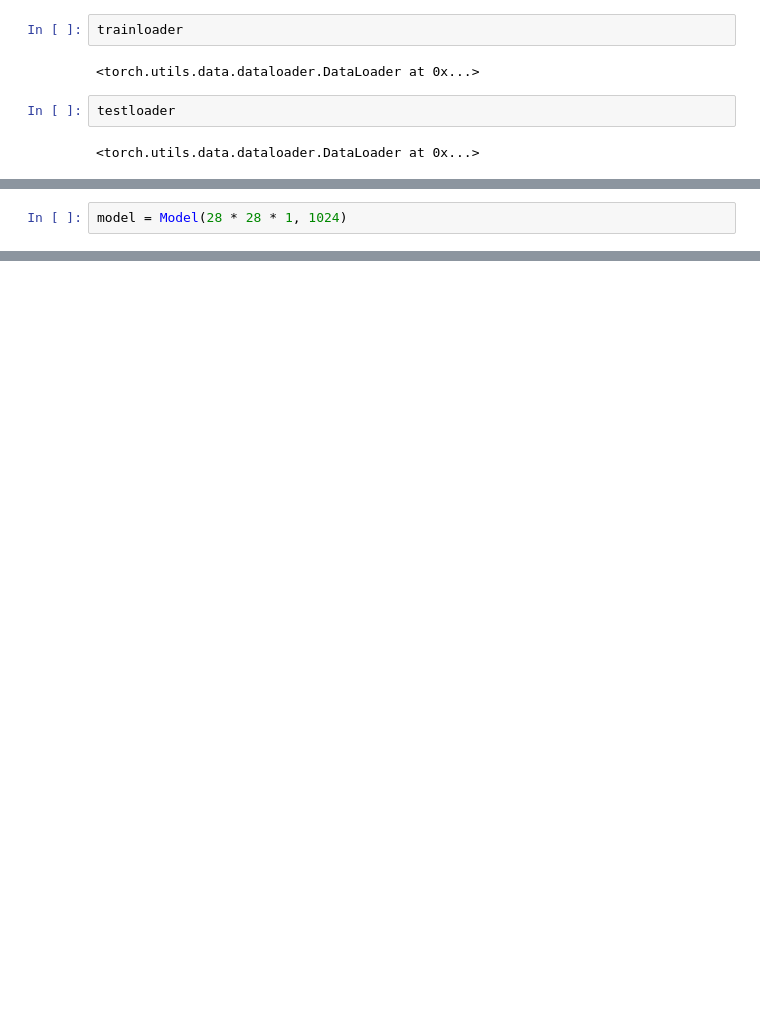
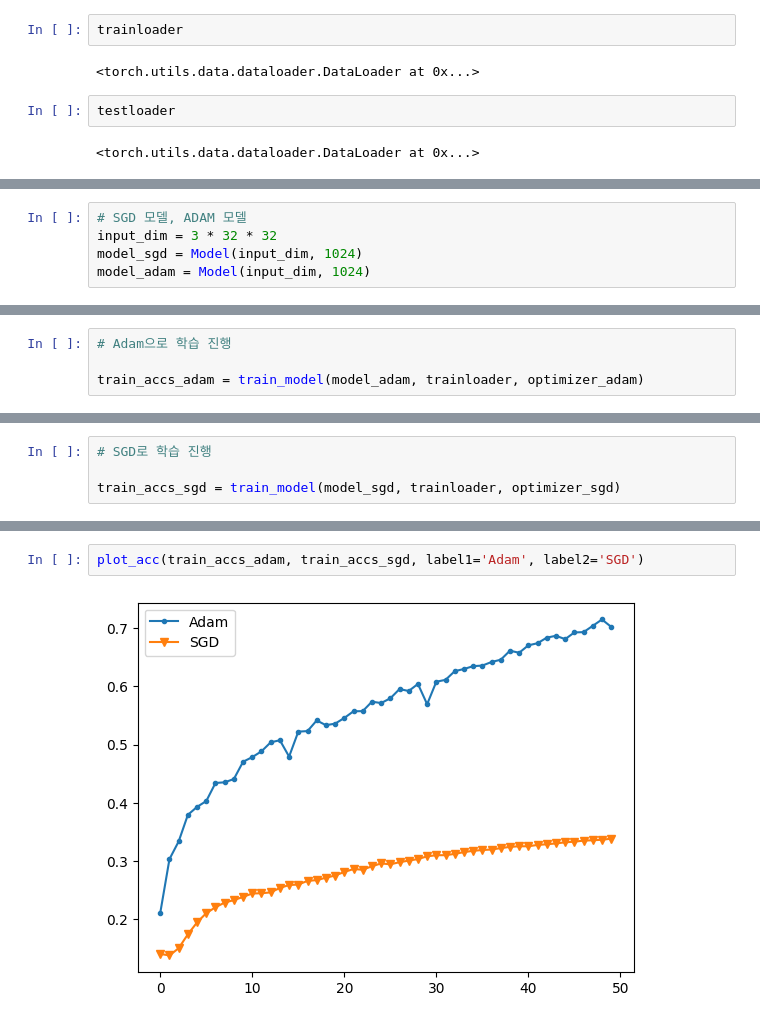
Before and after one commit to hongppa324/hhplus_ai_week1, a Jupyter notebook: week1_assignmentA.ipynb, the cells around one changed output, grey strips where cells are left out. Drawn from its saved outputs; the diff is of its cells as text; blank space fills up the shorter version.

```diff
--- a/week1_assignmentA.ipynb
+++ b/week1_assignmentA.ipynb
@@ -77,4 +90,7 @@ class Model(nn.Module):
 
     return x
-# %%
-model = Model(28 * 28 * 1, 1024)
+# %%
+# SGD 모델, ADAM 모델
+input_dim = 3 * 32 * 32
+model_sgd = Model(input_dim, 1024)
+model_adam = Model(input_dim, 1024)
@@ -80,0 +163,4 @@ model = Model(28 * 28 * 1, 1024)
+# %%
+# Adam으로 학습 진행
+
+train_accs_adam = train_model(model_adam, trainloader, optimizer_adam)
@@ -80,0 +185,4 @@ model = Model(28 * 28 * 1, 1024)
+# %%
+# SGD로 학습 진행
+
+train_accs_sgd = train_model(model_sgd, trainloader, optimizer_sgd)
@@ -80,0 +207,4 @@ model = Model(28 * 28 * 1, 1024)
+# %%
+plot_acc(train_accs_adam, train_accs_sgd, label1='Adam', label2='SGD')
+# %% [output]
+[figure, added]
```
Also changed, not shown: parts of 20 cells of this notebook.
